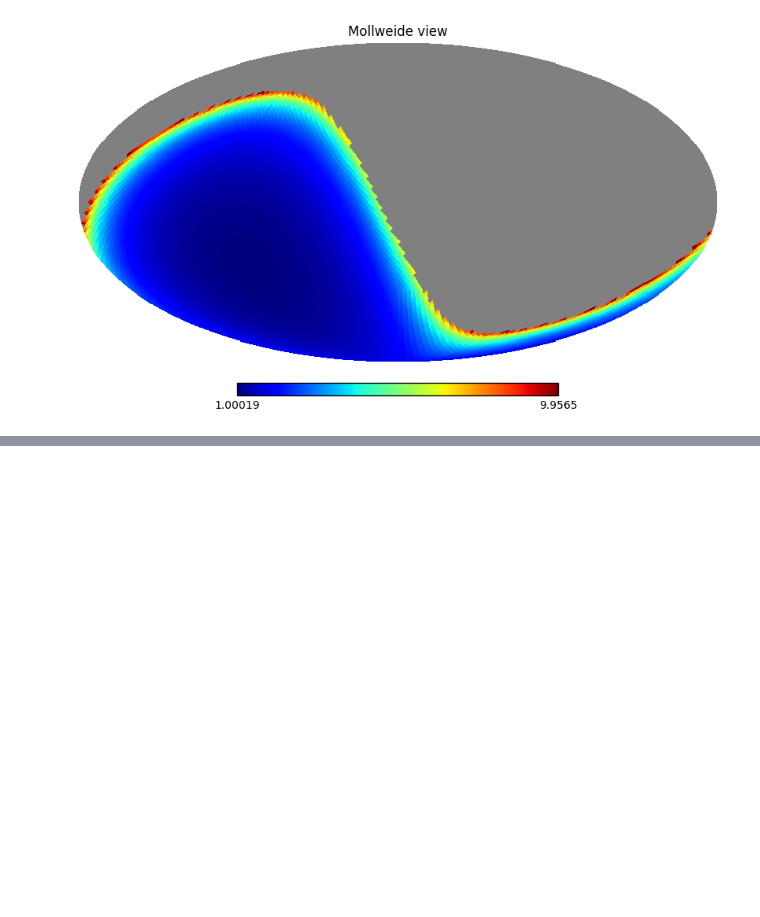
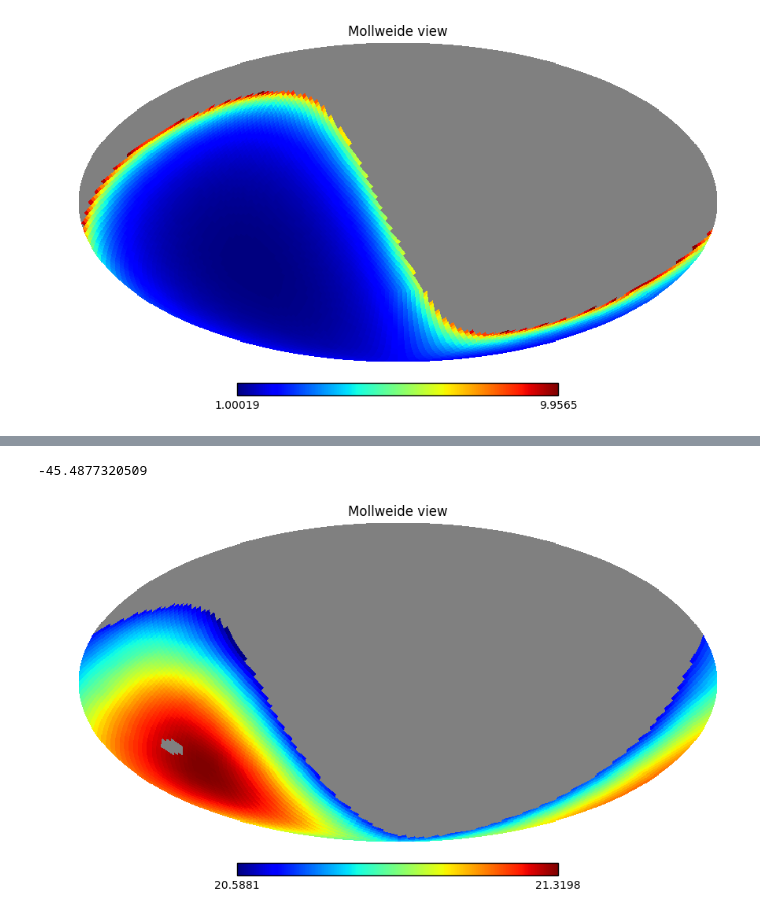
Before and after one commit to lsst-sims/legacy_sims_skybrightness_pre, a Jupyter notebook: examples/m5_percentile.ipynb, the cells around one changed output, grey strips where cells are left out. Drawn from its saved outputs; the diff is of its cells as text; code cells hidden in the pictures; blank space fills up the shorter version.

```diff
--- a/examples/m5_percentile.ipynb
+++ b/examples/m5_percentile.ipynb
@@ -50,7 +50,12 @@ for fn in ['u','g','r','i','z','y']:
 # %%
-mjd=mjd+15
+mjd=mjd0+15.1
 mags = sm.returnMags(mjd)
 am = sm.returnAirmass(mjd)
+hp.mollview(mags['r'])
+print np.degrees(sm.returnSunMoon(mjd)['sunAlt'])
+# %% [output]
+-45.4877320509
+[figure, added]
 # %%
 for fn in ['u','g','r','i','z','y']:
     good = np.where(mags[fn] != hp.UNSEEN)
```
Also changed, not shown: parts of 6 cells of this notebook, 1 other file.
